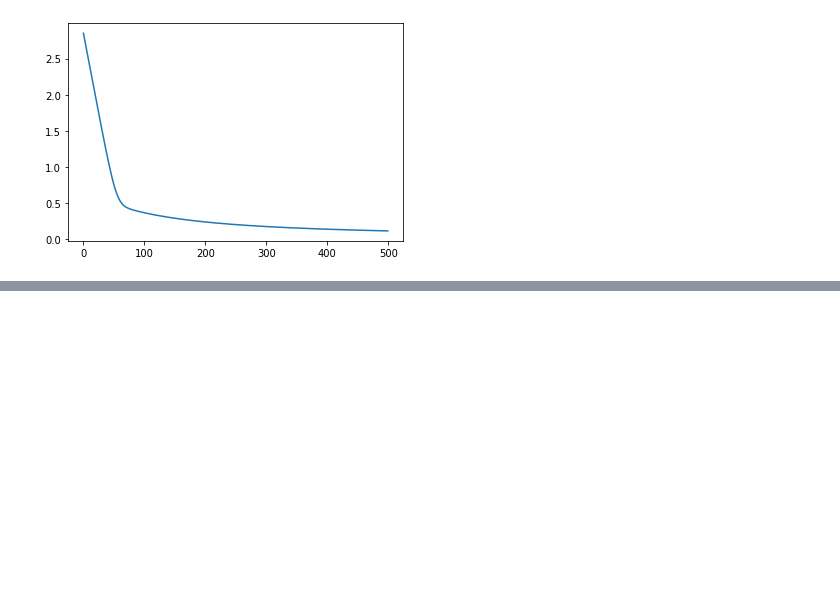
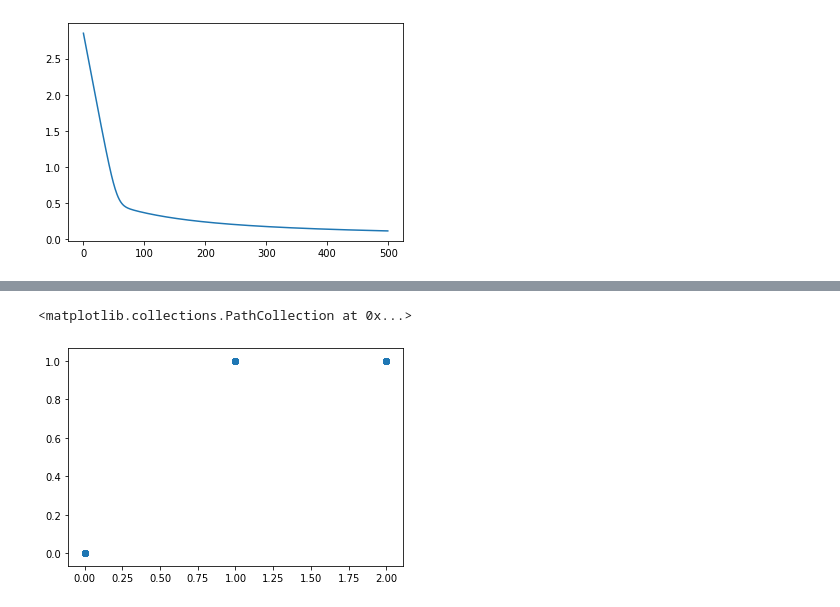
Before and after one commit to anirudhreddy02/homl_codes, a Jupyter notebook: code3.ipynb, the cells around one changed output, grey strips where cells are left out. Saved outputs shown, nothing was run; the diff lists cells and outputs as text; code cells hidden in the pictures; blank space fills up the shorter version.

```diff
--- a/code3.ipynb
+++ b/code3.ipynb
@@ -59,0 +99,5 @@ plt.show()
+# %%
+plt.scatter(data_iris.target,y_hat)
+# %% [output]
+<matplotlib.collections.PathCollection at 0x...>
+[figure, added]
```
Also changed, not shown: parts of 6 cells of this notebook.
